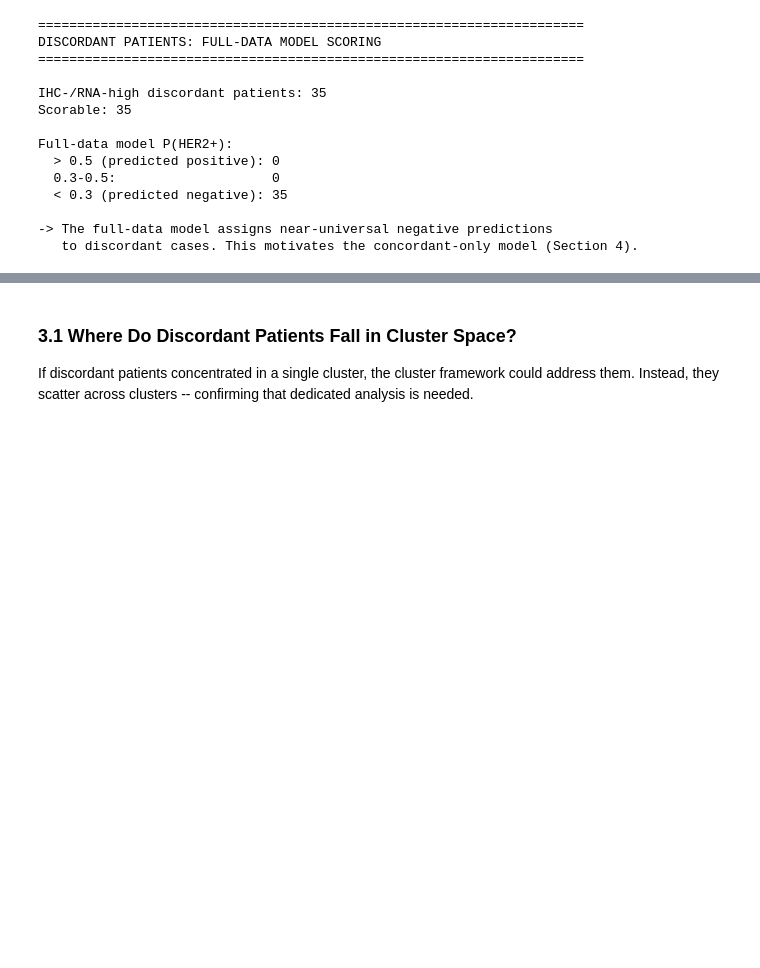
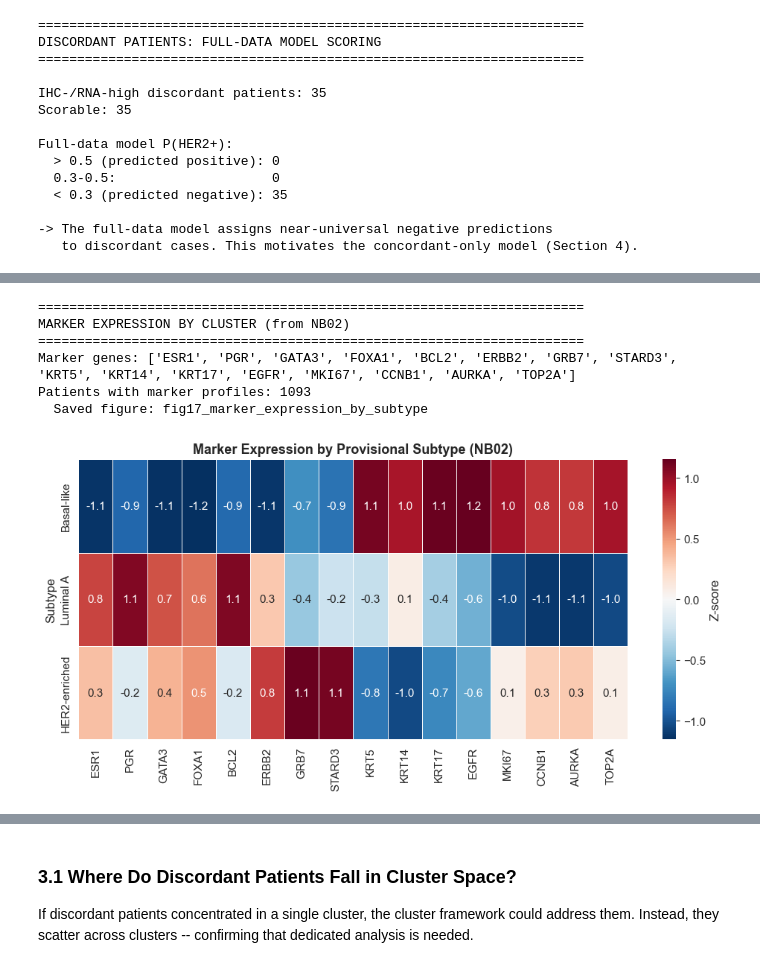
Before and after one commit to mattschinn/tcga_analysis, a Jupyter notebook: notebooks/03_ML_and_Discordant_Biology.ipynb, the cells around one changed output, grey strips where cells are left out. Saved outputs shown, nothing was run; the diff lists cells and outputs as text; code cells hidden in the pictures; blank space fills up the shorter version.

```diff
--- a/notebooks/03_ML_and_Discordant_Biology.ipynb
+++ b/notebooks/03_ML_and_Discordant_Biology.ipynb
@@ -366,17 +434,0 @@ weighted avg       0.86      0.84      0.85       837
-# %%
-# ROC curves
-fig, ax = plt.subplots(figsize=(8, 6))
-colors_model = {'L1-LR': '#e74c3c', 'Random Forest': '#2ecc71',
-                'XGBoost': '#3498db', 'Gradient Boosting': '#3498db'}
-
-for name, res in model_results.items():
-    ax.plot(res['fpr'], res['tpr'], color=colors_model.get(name, 'gray'),
-            linewidth=2, label=f"{name} (AUC = {res['auc_roc']:.3f})")
-ax.plot([0, 1], [0, 1], 'k--', alpha=0.3)
-ax.set_xlabel('False Positive Rate')
-ax.set_ylabel('True Positive Rate')
-ax.set_title('ROC: Curated Panel Binary HER2 Models', fontsize=13, fontweight='bold')
-ax.legend(loc='lower right', fontsize=9)
-plt.tight_layout()
-savefig(fig, 'fig15_ml_roc_comparison')
-plt.show()
@@ -539,0 +585,61 @@ NB02 subtype GSEA not available. Run scripts/03_exploratory_multiclass_ml.py.
+# %%
+# ============================================================================
+# CLUSTER MARKER EXPRESSION PROFILES (from NB02)
+# ============================================================================
+print("=" * 70)
+print("MARKER EXPRESSION BY CLUSTER (from NB02)")
+print("=" * 70)
+
+if has_marker_expr and len(marker_expr) > 0:
+    # Marker genes profiled by NB02
+    marker_genes = [c for c in marker_expr.columns
+                    if c not in ('pid', 'cluster', 'provisional_subtype')]
+    print(f"Marker genes: {marker_genes}")
+    print(f"Patients with marker profiles: {len(marker_expr)}")
+
+    # Median expression per subtype
+    subtype_col = 'provisional_subtype'
+    if subtype_col in marker_expr.columns:
+        subtype_medians = marker_expr.groupby(subtype_col)[marker_genes].median()
+
+        # Z-score across subtypes for visualization
+        hm_z = subtype_medians.sub(subtype_medians.mean(axis=0), axis=1).div(
+            subtype_medians.std(axis=0).clip(lower=1e-6), axis=1)
+
+        col_order = [s for s in ['Basal-like', 'Luminal A', 'Luminal B', 'HER2-enriched']
+                     if s in hm_z.index]
+        if not col_order:
+            col_order = hm_z.index.tolist()
+        hm_z = hm_z.loc[col_order]
+
+        fig, ax = plt.subplots(figsize=(max(10, len(marker_genes) * 0.6), 5))
+        sns.heatmap(hm_z, cmap='RdBu_r', center=0, annot=True, fmt='.1f',
+                    linewidths=0.5, ax=ax, cbar_kws={'label': 'Z-score'},
+                    xticklabels=True, yticklabels=True)
+        ax.set_title('Marker Expression by Provisional Subtype (NB02)',
+                     fontsize=13, fontweight='bold')
+        ax.set_ylabel('Subtype')
+        plt.tight_layout()
+        savefig(fig, 'fig17_marker_expression_by_subtype')
+        plt.show()
+
+        print("\nExpected patterns:")
+        print("  HER2-enriched: High ERBB2, GRB7, STARD3; variable luminal markers")
+        print("  Luminal A:     High ESR1, PGR, GATA3, FOXA1; low proliferation")
+        print("  Basal-like:    High KRT5, KRT14, KRT17, EGFR; low ER markers")
+
+        # Subtype sizes
+        for st in col_order:
+            n = (marker_expr[subtype_col] == st).sum()
+            print(f"  {st}: n={n}")
+else:
+    print("NB02 marker expression not available.")
+    print("Expected intermediate: outputs/02_marker_expression.parquet")
+# %% [output]
+======================================================================
+MARKER EXPRESSION BY CLUSTER (from NB02)
+======================================================================
+Marker genes: ['ESR1', 'PGR', 'GATA3', 'FOXA1', 'BCL2', 'ERBB2', 'GRB7', 'STARD3', 'KRT5', 'KRT14', 'KRT17', 'EGFR', 'MKI67', 'CCNB1', 'AURKA', 'TOP2A']
+Patients with marker profiles: 1093
+  Saved figure: fig17_marker_expression_by_subtype
+[figure, added]
```
Also changed, not shown: parts of 31 cells of this notebook, 6 other files.
